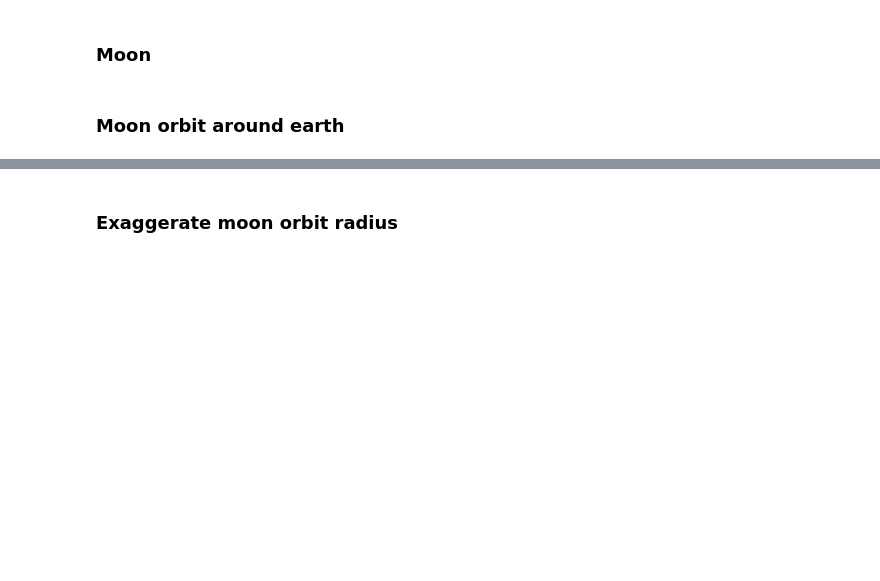
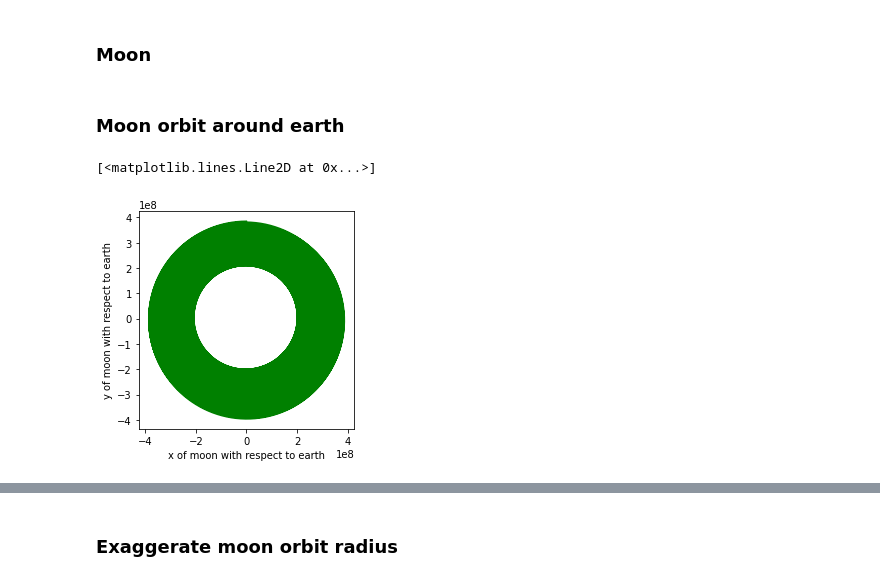
Before and after one commit to Xavier-ML/Computational-Physics-with-Python, a Jupyter notebook: 07d_Mutidimensional_3_body_template.ipynb, the cells around one changed output, grey strips where cells are left out. Drawn from its saved outputs; the diff is of its cells as text; code cells hidden in the pictures; blank space fills up the shorter version.

```diff
--- a/07d_Mutidimensional_3_body_template.ipynb
+++ b/07d_Mutidimensional_3_body_template.ipynb
@@ -137,3 +158,15 @@ plt.plot(solution.y[0], solution.y[1], "red")
 ### Moon
 # %% [markdown]
 ### Moon orbit around earth
+# %%
+fig = plt.figure()
+ax = fig.add_subplot(1,1,1)
+ax.set_aspect(1)
+
+plt.xlabel("x of moon with respect to earth")
+plt.ylabel("y of moon with respect to earth")
+
+plt.plot(solution.y[6]-solution.y[3], solution.y[7]-solution.y[4], "green")
+# %% [output]
+[<matplotlib.lines.Line2D at 0x...>]
+[figure, added]
```
Also changed, not shown: parts of 4 cells of this notebook.
